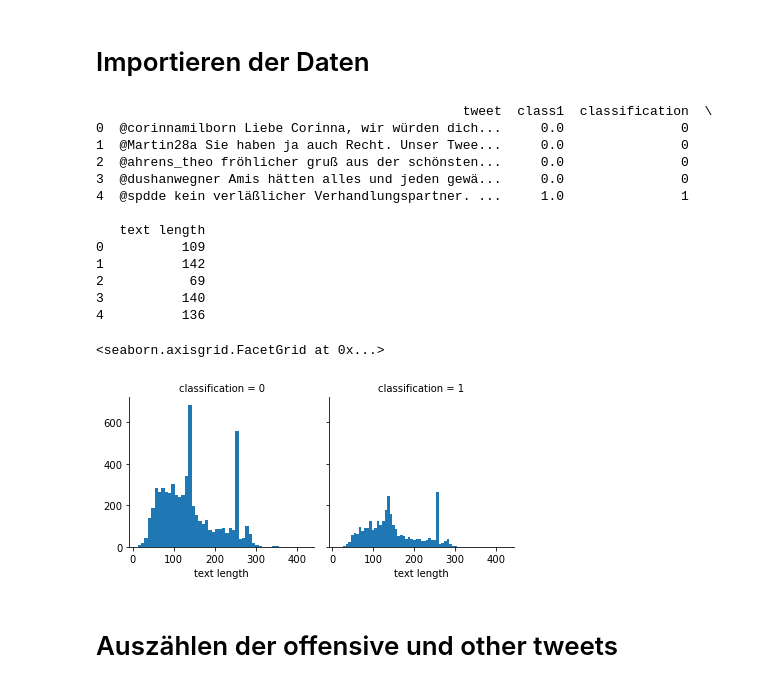
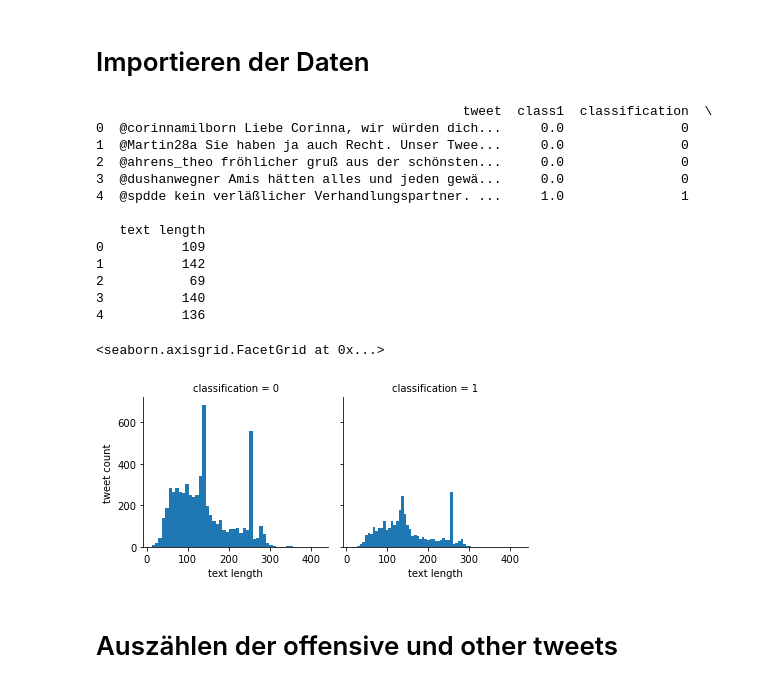
Before and after one commit to SexyRaxy/Software-Projekt, a Jupyter notebook: FINALFINALFINAL.ipynb, the cells around one changed output. Cells and saved outputs as stored; diff of their text form; code cells hidden in the pictures.

```diff
--- a/FINALFINALFINAL.ipynb
+++ b/FINALFINALFINAL.ipynb
@@ -41,29 +41,30 @@ classi = df["classification"]
 # %%
 # Hinzufügen der Spalte "Text length" und berechnen der Tweetlänge
 df['text length'] = df['tweet'].apply(len)
 print(df.head())
 
 #Visualisierung der Textlänge nach Klassifizierung
 import seaborn as sns
 import matplotlib.pyplot as plt
 graph = sns.FacetGrid(data=df, col='classification')
 graph.map(plt.hist, 'text length', bins=50)
+graph.set_axis_labels('text length', 'tweet count')
 # %% [output]
                                                tweet  class1  classification  \
 0  @corinnamilborn Liebe Corinna, wir würden dich...     0.0               0
 1  @Martin28a Sie haben ja auch Recht. Unser Twee...     0.0               0
 2  @ahrens_theo fröhlicher gruß aus der schönsten...     0.0               0
 3  @dushanwegner Amis hätten alles und jeden gewä...     0.0               0
 4  @spdde kein verläßlicher Verhandlungspartner. ...     1.0               1
 
    text length
 0          109
 1          142
 2           69
 3          140
 4          136
 <seaborn.axisgrid.FacetGrid at 0x...>
-[figure, old version]
+[figure, new version]
 # %% [markdown]
 # Auszählen der offensive und other tweets
 # %%
```
Also changed, not shown: parts of 11 cells of this notebook.
